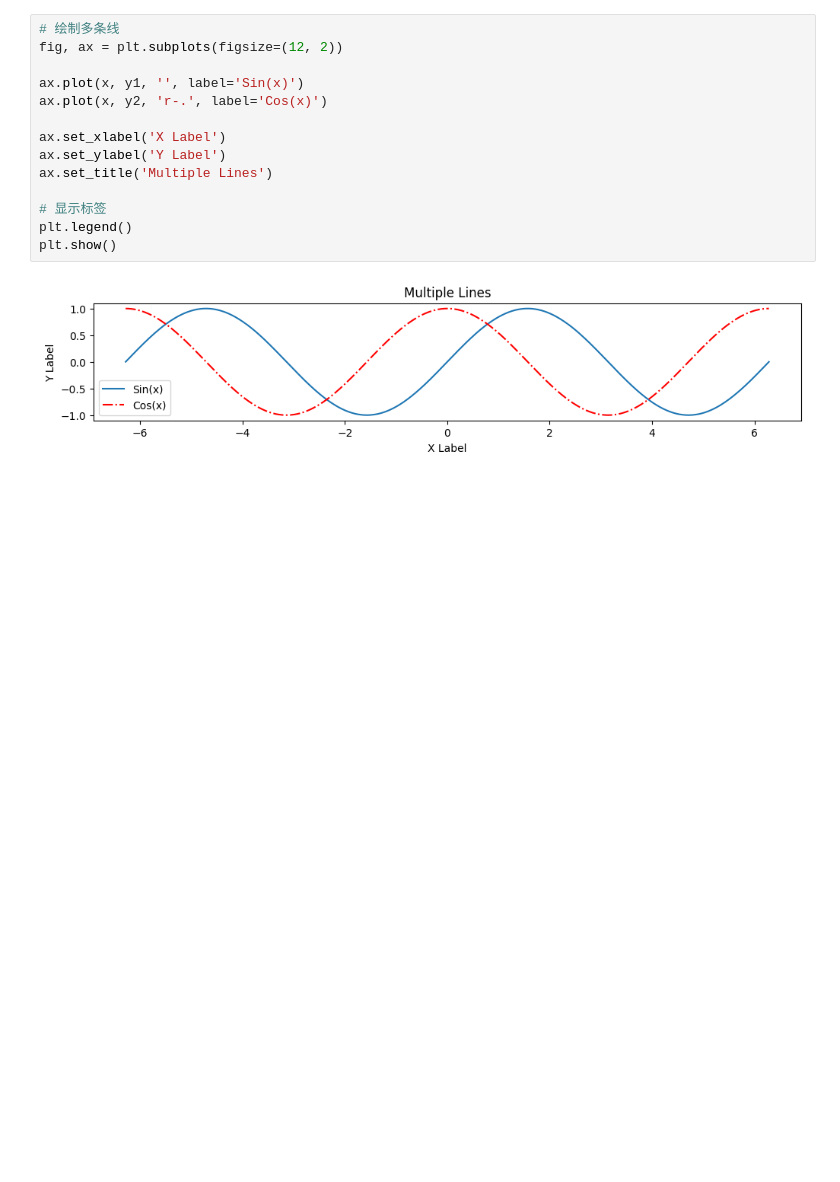
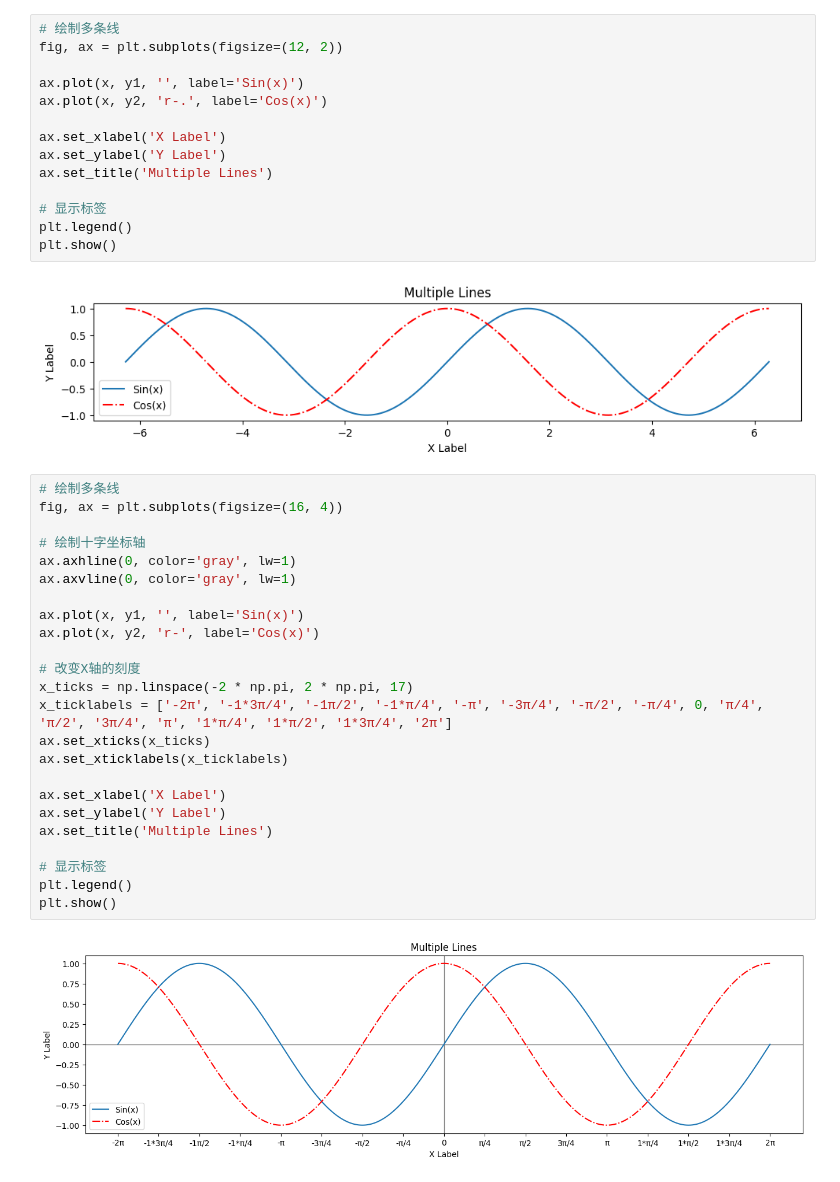
Before and after one commit to smallmenu/learning-python, a Jupyter notebook: 102.matplotlib.ipynb, the cells around one changed output. Cells and saved outputs as stored; diff of their text form; blank space fills up the shorter version.

```diff
--- a/102.matplotlib.ipynb
+++ b/102.matplotlib.ipynb
@@ -53,3 +53,29 @@ plt.legend()
 plt.show()
 # %% [output]
 [figure]
+# %%
+# 绘制多条线
+fig, ax = plt.subplots(figsize=(16, 4))
+
+# 绘制十字坐标轴
+ax.axhline(0, color='gray', lw=1)
+ax.axvline(0, color='gray', lw=1)
+
+ax.plot(x, y1, '', label='Sin(x)')
+ax.plot(x, y2, 'r-', label='Cos(x)')
+
+# 改变X轴的刻度
+x_ticks = np.linspace(-2 * np.pi, 2 * np.pi, 17)
+x_ticklabels = ['-2π', '-1*3π/4', '-1π/2', '-1*π/4', '-π', '-3π/4', '-π/2', '-π/4', 0, 'π/4', 'π/2', '3π/4', 'π', '1*π/4', '1*π/2', '1*3π/4', '2π']
+ax.set_xticks(x_ticks)
+ax.set_xticklabels(x_ticklabels)
+
+ax.set_xlabel('X Label')
+ax.set_ylabel('Y Label')
+ax.set_title('Multiple Lines')
+
+# 显示标签
+plt.legend()
+plt.show()
+# %% [output]
+[figure, added]
```
